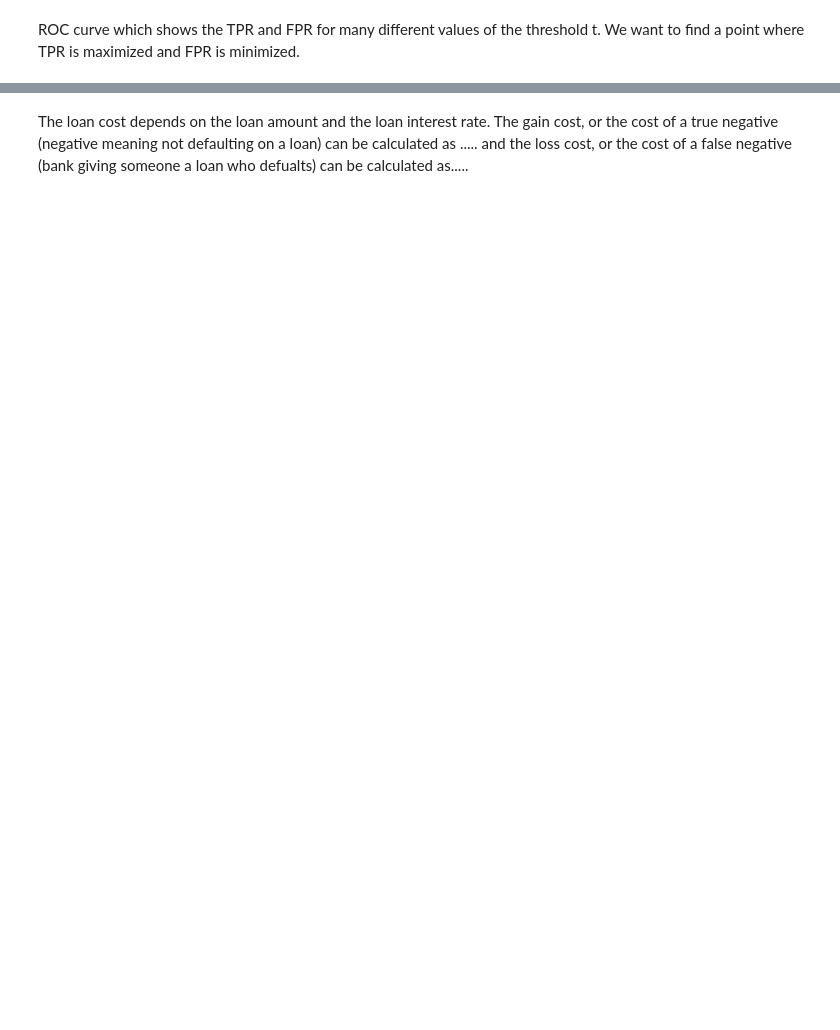
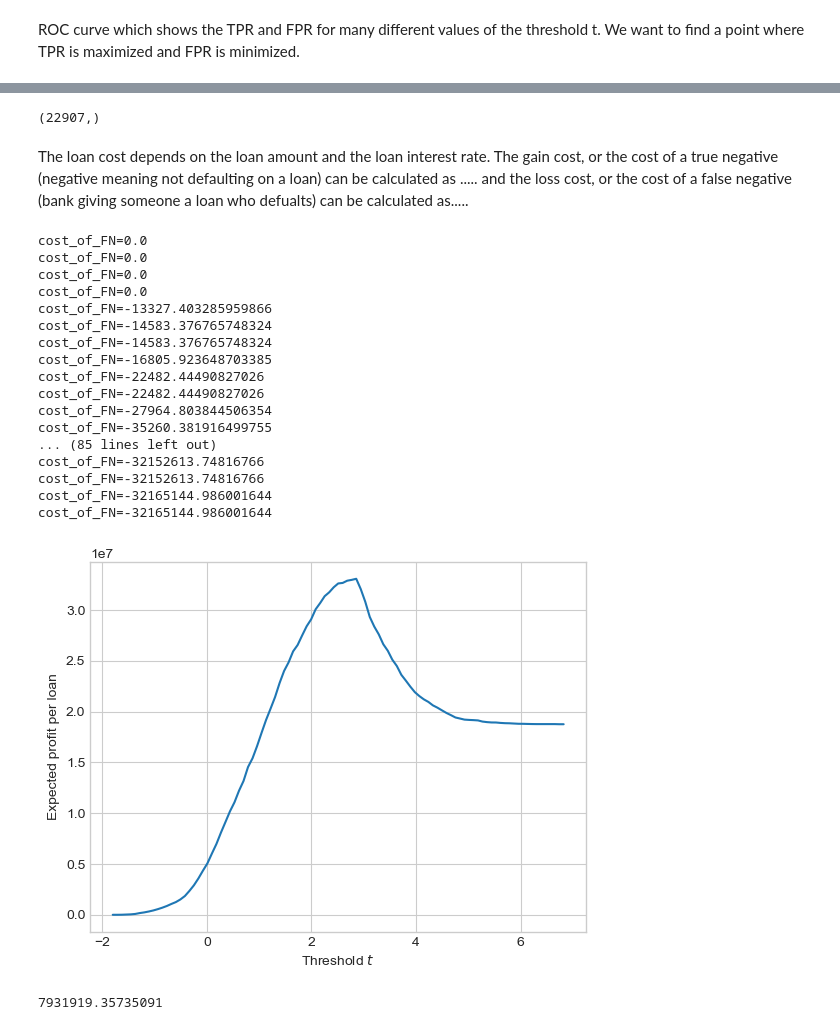
Before and after one commit to lfschweitzer/lfschweitzer.github.io, a Jupyter notebook: posts/post1/hw2.ipynb, the cells around one changed output, grey strips where cells are left out. Cells and saved outputs as stored; diff of their text form; code cells hidden in the pictures; blank space fills up the shorter version.

```diff
--- a/posts/post1/hw2.ipynb
+++ b/posts/post1/hw2.ipynb
@@ -126,35 +217,50 @@ labs = ax.set(xlabel = "False Positive Rate", ylabel = "True Positive Rate", tit
+# %%
+(X_train["loan_amnt"]*(1 + 0.25*X_train["loan_int_rate"])**10 - X_train["loan_amnt"]).shape
+# %% [output]
+(22907,)
 # %% [markdown]
 The loan cost depends on the loan amount  and the loan interest rate. The gain cost, or the cost of a true negative (negative meaning not defaulting on a loan) can be calculated as ..... and the loss cost, or the cost of a false negative (bank giving someone a loan who defualts) can be calculated as.....
 # %%
 from matplotlib import pyplot as plt
 np.set_printoptions(precision = 3)
 num_thresholds = 101
 
-FPR = np.zeros(num_thresholds)
-TPR = np.zeros(num_thresholds)
+gains = np.zeros(num_thresholds)
+
 T = np.linspace(s.min()-0.1, s.max()+0.1, num_thresholds)
-s    = linear_score(X_train, weights)
+s    = linear_score(X_train[bestLRCols], weights).to_numpy().reshape(-1)
 
-for i in range(num_thresholds):
+gain_of_TN = 0
+cost_of_FN = 0
+
+for i in tqdm.trange(num_thresholds):
     t = T[i]
     preds    = s >= t
-    TP = ((preds == 1) & (y_train == 1)).sum()  # True Positives
-    FN = ((preds == 0) & (y_train == 1)).sum()  # False Negatives
-    FP = ((preds == 1) & (y_train == 0)).sum()  # False Positives
-    TN = ((preds == 0) & (y_train == 0)).sum()  # True Negatives
-    FPR[i] = FP / (FP + TN)  # False Positive Rate
-    TPR[i] = TP / (TP + FN)  # True Positive Rate
 
+    gain_of_TN = ((((preds == 0) * (y_train == 0))) * (X_train["loan_amnt"]*(1 + 0.25*(X_train["loan_int_rate"]/100))**10 - X_train["loan_amnt"])).sum()
 
-TNR = 1 - FPR
-FNR = 1 - TPR
+    cost_of_FN = ((((preds == 0) * (y_train == 1))) * (X_train["loan_amnt"]*(1 + 0.25*(X_train["loan_int_rate"]/100))**3 - 1.7*X_train["loan_amnt"])).sum()
+    # print(f"{cost_of_FN=}")
+    gains[i] =  gain_of_TN + cost_of_FN
 
-gain_of_TN = X_train["loan_amnt"]*(1 + 0.25*X_train["loan_int_rate"])**10 - X_train["loan_amnt"]
-
-cost_of_FN = X_train["loan_amnt"]*(1 + 0.25*X_train["loan_int_rate"])**3 - 1.7*X_train["loan_amnt"]
-
-gain =  gain_of_TN*TNR  + cost_of_FN*FNR
-
-plt.plot(T, gain)
-plt.gca().set(ylim = (-0.2, 0.2), xlim = (0, 0.5))
+plt.plot(T, gains)
 labs = plt.gca().set(xlabel = r"Threshold $t$", ylabel = "Expected profit per loan")
+# %% [output]
+cost_of_FN=0.0
+cost_of_FN=0.0
+cost_of_FN=0.0
+cost_of_FN=0.0
+cost_of_FN=-13327.403285959866
+cost_of_FN=-14583.376765748324
+cost_of_FN=-14583.376765748324
+cost_of_FN=-16805.923648703385
+cost_of_FN=-22482.44490827026
+cost_of_FN=-22482.44490827026
+cost_of_FN=-27964.803844506354
+cost_of_FN=-35260.381916499755
+... (85 lines left out)
+cost_of_FN=-32152613.74816766
+cost_of_FN=-32152613.74816766
+cost_of_FN=-32165144.986001644
+cost_of_FN=-32165144.986001644
+[figure, added]
@@ -166,15 +300,13 @@ X_test, y_test = prepare_data(df_test)
 # %%
-t = 2.1
-s     = linear_score(X_test, w)
+s    = linear_score(X_test[bestLRCols], weights).to_numpy().reshape(-1)
 preds = s >= t
 
 # compute error rates
-FPR   = ((preds == 1) & (y_test == 0)).sum() / (y_test == 0).sum()
-TPR   = ((preds == 1) & (y_test == 1)).sum() / (y_test == 1).sum()
-
-TNR = 1 - FPR
-FNR = 1 - TPR
+gain_of_TN = ((((preds == 0) * (y_test == 0))) * (X_test["loan_amnt"]*(1 + 0.25*(X_test["loan_int_rate"]/100))**10 - X_test["loan_amnt"])).sum()
+cost_of_FN = ((((preds == 0) * (y_test == 1))) * (X_test["loan_amnt"]*(1 + 0.25*(X_test["loan_int_rate"]/100))**3 - 1.7*X_test["loan_amnt"])).sum()
 
 # compute the expected gain
-gain = gain_of_TN*TNR  + cost_of_FN*FNR
+gain = gain_of_TN + cost_of_FN
 gain
+# %% [output]
+7931919.35735091
```
Also changed, not shown: parts of 10 cells of this notebook.
